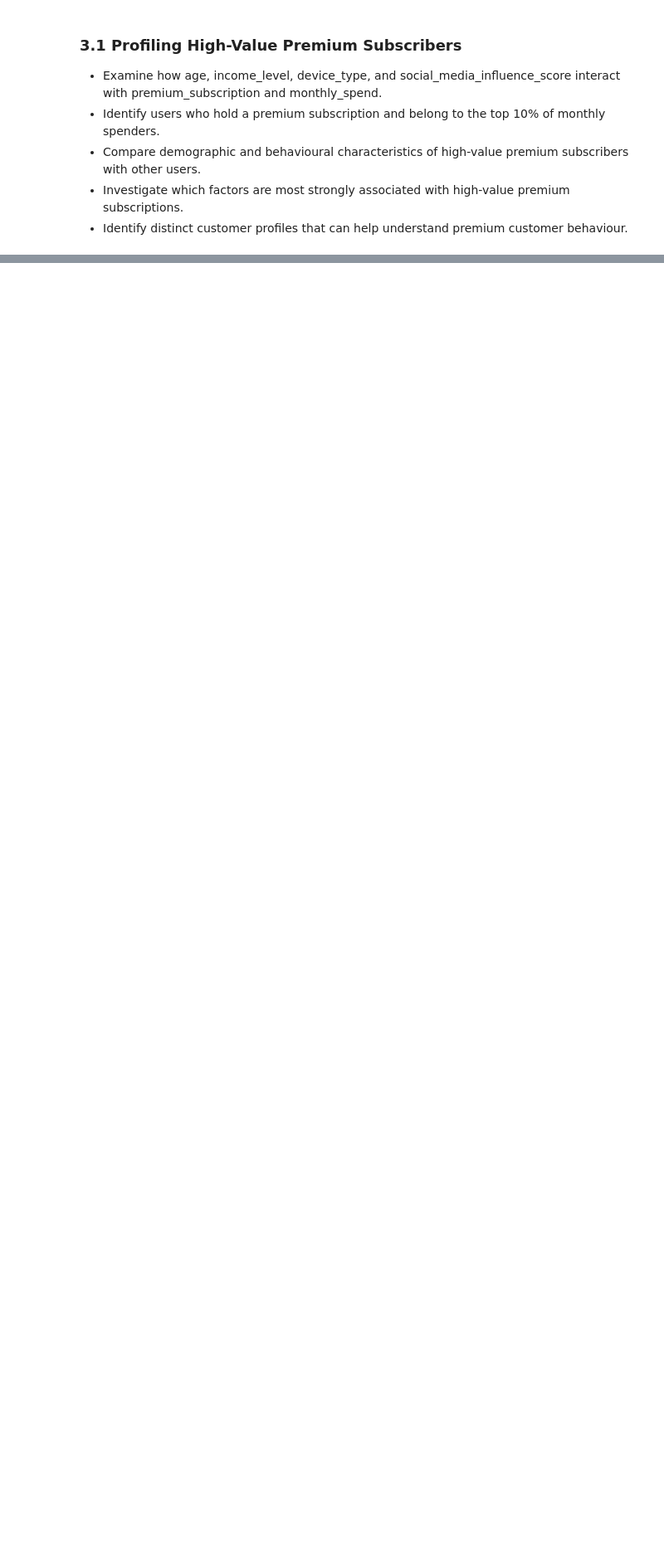
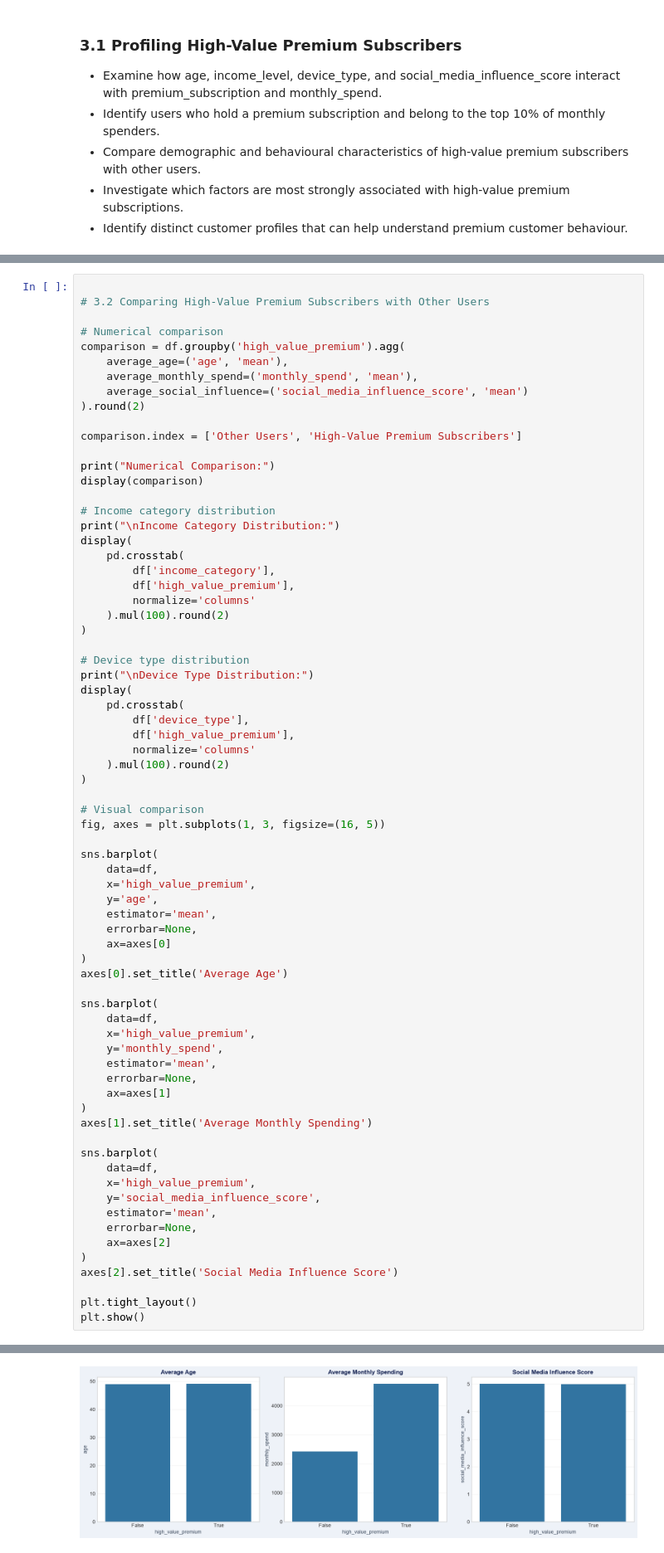
Before and after one commit to therishita/E-CommerceShopperBehaviorAnalysis.TMP, a Jupyter notebook: Ecommerce_Shopper_Analysis.ipynb, the cells around one changed output, grey strips where cells are left out. Shown at 83% size. Saved outputs shown, nothing was run; the diff lists cells and outputs as text; blank space fills up the shorter version.

```diff
--- a/Ecommerce_Shopper_Analysis.ipynb
+++ b/Ecommerce_Shopper_Analysis.ipynb
@@ -1871,0 +1928,72 @@ Multivariate analysis investigates interactions among three or more variables si
+# %%
+
+# 3.2 Comparing High-Value Premium Subscribers with Other Users
+
+# Numerical comparison
+comparison = df.groupby('high_value_premium').agg(
+    average_age=('age', 'mean'),
+    average_monthly_spend=('monthly_spend', 'mean'),
+    average_social_influence=('social_media_influence_score', 'mean')
+).round(2)
+
+comparison.index = ['Other Users', 'High-Value Premium Subscribers']
+
+print("Numerical Comparison:")
+display(comparison)
+
+# Income category distribution
+print("\nIncome Category Distribution:")
+display(
+    pd.crosstab(
+        df['income_category'],
+        df['high_value_premium'],
+        normalize='columns'
+    ).mul(100).round(2)
+)
+
+# Device type distribution
+print("\nDevice Type Distribution:")
+display(
+    pd.crosstab(
+        df['device_type'],
+        df['high_value_premium'],
+        normalize='columns'
+    ).mul(100).round(2)
+)
+
+# Visual comparison
+fig, axes = plt.subplots(1, 3, figsize=(16, 5))
+
+sns.barplot(
+    data=df,
+    x='high_value_premium',
+    y='age',
+    estimator='mean',
+    errorbar=None,
+    ax=axes[0]
+)
+axes[0].set_title('Average Age')
+
+sns.barplot(
+    data=df,
+    x='high_value_premium',
+    y='monthly_spend',
+    estimator='mean',
+    errorbar=None,
+    ax=axes[1]
+)
+axes[1].set_title('Average Monthly Spending')
+
+sns.barplot(
+    data=df,
+    x='high_value_premium',
+    y='social_media_influence_score',
+    estimator='mean',
+    errorbar=None,
+    ax=axes[2]
+)
+axes[2].set_title('Social Media Influence Score')
+
+plt.tight_layout()
+plt.show()
+# %% [output]
@@ -1871,0 +2017 @@ Multivariate analysis investigates interactions among three or more variables si
+[figure, added]
```
Also changed, not shown: parts of 11 cells of this notebook.
